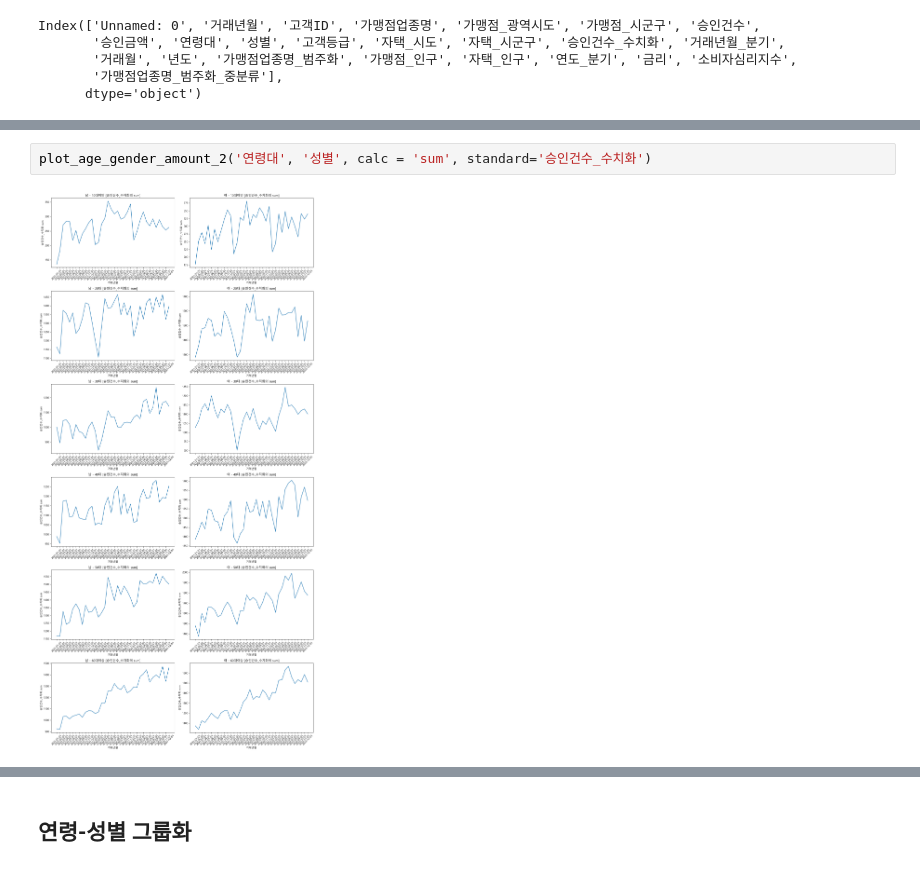
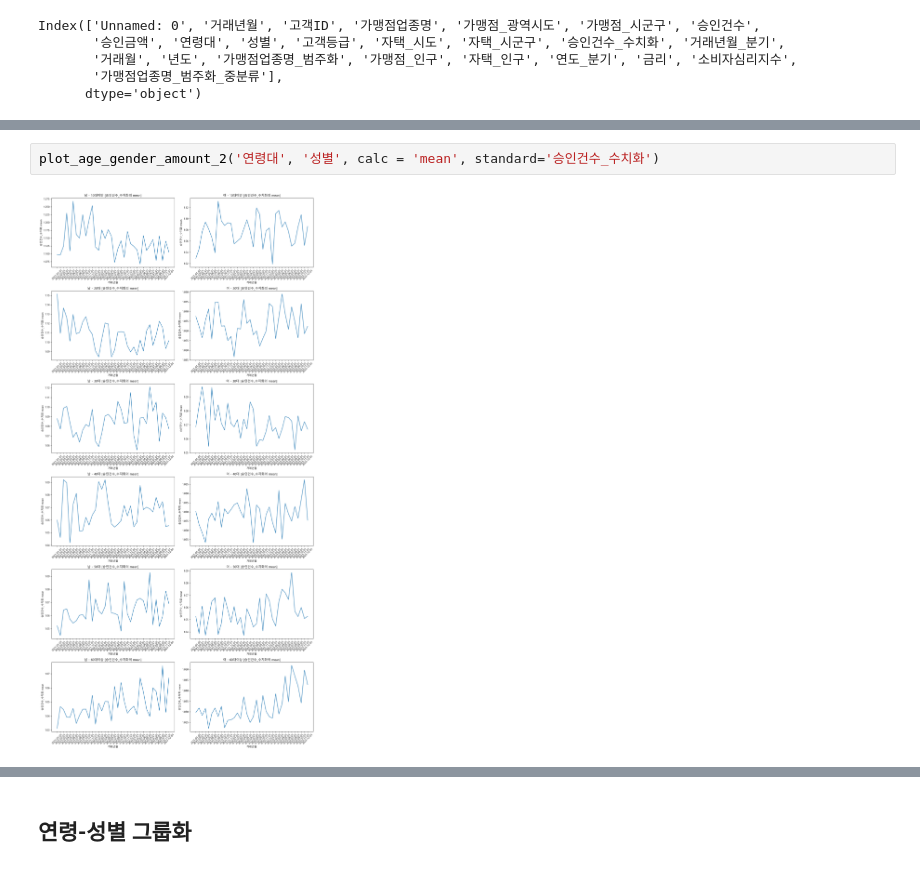
Before and after one commit to shs1018/iM_DiGital_Banker_academy, a Jupyter notebook: projects/iMBank_pj1/data_EDA.ipynb, the cells around one changed output, grey strips where cells are left out. Saved outputs shown, nothing was run; the diff lists cells and outputs as text.

```diff
--- a/projects/iMBank_pj1/data_EDA.ipynb
+++ b/projects/iMBank_pj1/data_EDA.ipynb
@@ -373,7 +408,7 @@ def plot_age_gender_amount_2(colname1, colname2, calc = 'sum', data = data, stan
     plt.tight_layout()
     plt.show()
 # %%
-plot_age_gender_amount_2('연령대', '성별', calc = 'sum', standard='승인건수_수치화')
+plot_age_gender_amount_2('연령대', '성별', calc = 'mean', standard='승인건수_수치화')
 # %% [output]
-[figure, old version]
+[figure, new version]
 # %%
```
Also changed, not shown: parts of 67 cells of this notebook.
